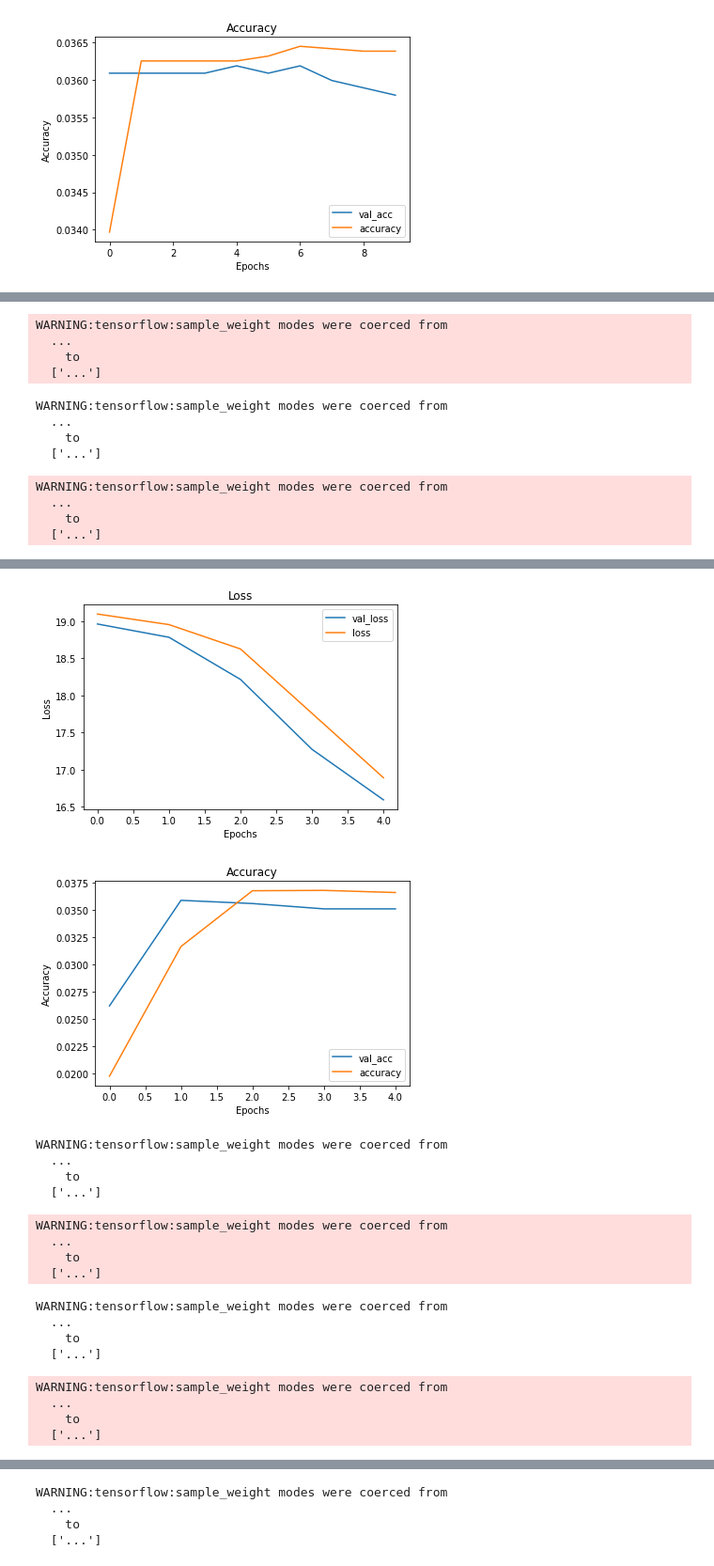
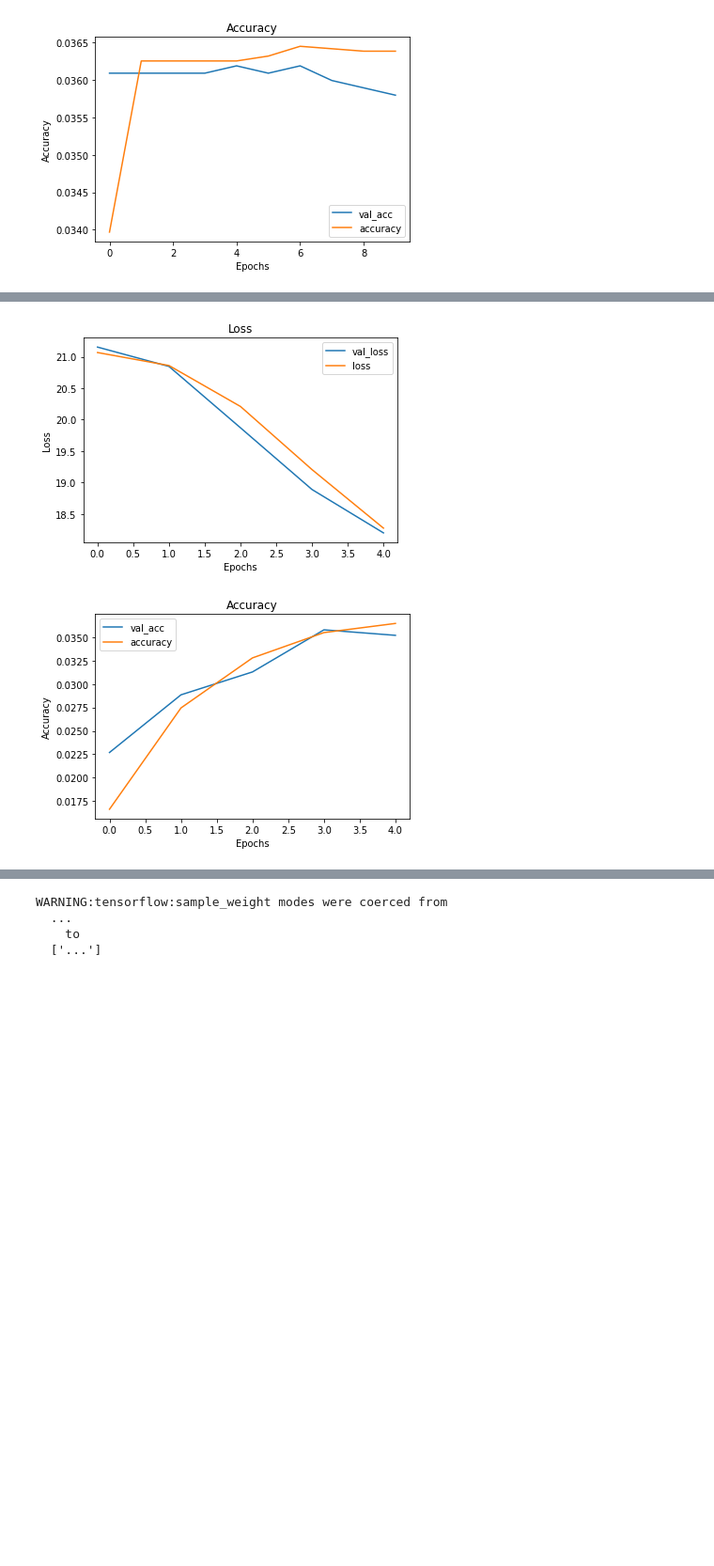
Before and after one commit to anbillinger/capstone, a Jupyter notebook: Model Testing-RNN.ipynb, the cells around one changed output, grey strips where cells are left out. Shown at 94% size. Drawn from its saved outputs; the diff is of its cells as text; code cells hidden in the pictures; blank space fills up the shorter version.

```diff
--- a/Model Testing-RNN.ipynb
+++ b/Model Testing-RNN.ipynb
@@ -80,12 +80,15 @@ start = datetime.now()
 X = df.drop('words',axis=1)
 y_raw = df['words']
 
+words_list = pd.Series(y_raw).value_counts()
+
 lb = LabelBinarizer()
-y = lb.fit_transform(y_raw)
+lb.fit(words_list.index)
+y = lb.transform(y_raw)
 print(y.shape)
 
 
-X_train,X_val,y_train,y_val = train_test_split(X,y)
+X_train,X_val,y_train,y_val = train_test_split(X,y,random_state=80)
 ss = StandardScaler()
 X_train_scale = ss.fit_transform(X_train)
 X_val_scale = ss.transform(X_val)
@@ -99,8 +102,6 @@ temp = pd.Series(num_unrec)
 temp.index = ['[UNRECOGNIZED]']
 words_list = pd.concat([common_words,temp])
 
-lb = LabelBinarizer()
-lb.fit(words_list.index)
 
 class_weight_dict = {}
 for ind in range(len(words_list)):
@@ -113,7 +114,7 @@ end = datetime.now()
 
 '''early_stopping = [EarlyStopping(monitor='val_loss', patience=10),
                   ModelCheckpoint(filepath='best_model.h5', monitor='val_loss', save_best_only=True)]'''
-end-start
+print(end-start)
 # %% [output]
 (40900, 1009)
 X preprocessed
@@ -491,7 +618,7 @@ gru.compile(loss='categorical_crossentropy',optimizer='Adagrad',metrics=['accura
 
 
 gru_res=gru.fit(X_train_final,y_train,epochs=5,batch_size=100,validation_data=(X_val_final,y_val),
-                class_weight = d_class_weights,verbose=True)
+                class_weight = weight_dict_sorted,verbose=True)
 end=datetime.now()
 
 print('16 Nodes, time elapsed: ',end-start)
@@ -513,7 +640,7 @@ gru.compile(loss='categorical_crossentropy',optimizer='Adagrad',metrics=['accura
 
 
 gru_res=gru.fit(X_train_final,y_train,epochs=5,batch_size=100,validation_data=(X_val_final,y_val),
-                class_weight = d_class_weights,verbose=True)
+                class_weight = weight_dict_sorted,verbose=True)
 end=datetime.now()
 
 print('32 Nodes, time elapsed: ',end-start)
@@ -533,12 +672,0 @@ WARNING:tensorflow:sample_weight modes were coerced from
-WARNING:tensorflow:sample_weight modes were coerced from
-  ...
-    to
-  ['...']
-WARNING:tensorflow:sample_weight modes were coerced from
-  ...
-    to
-  ['...']
-WARNING:tensorflow:sample_weight modes were coerced from
-  ...
-    to
-  ['...']
@@ -565,18 +673,2 @@ Validation Accuracy: 0.0351
-[figure, old version]
+[figure, new version]
-[figure, old version]
+[figure, new version]
-WARNING:tensorflow:sample_weight modes were coerced from
-  ...
-    to
-  ['...']
-WARNING:tensorflow:sample_weight modes were coerced from
-  ...
-    to
-  ['...']
-WARNING:tensorflow:sample_weight modes were coerced from
-  ...
-    to
-  ['...']
-WARNING:tensorflow:sample_weight modes were coerced from
-  ...
-    to
-  ['...']
```
Also changed, not shown: parts of 10 cells of this notebook, 19 other files.
